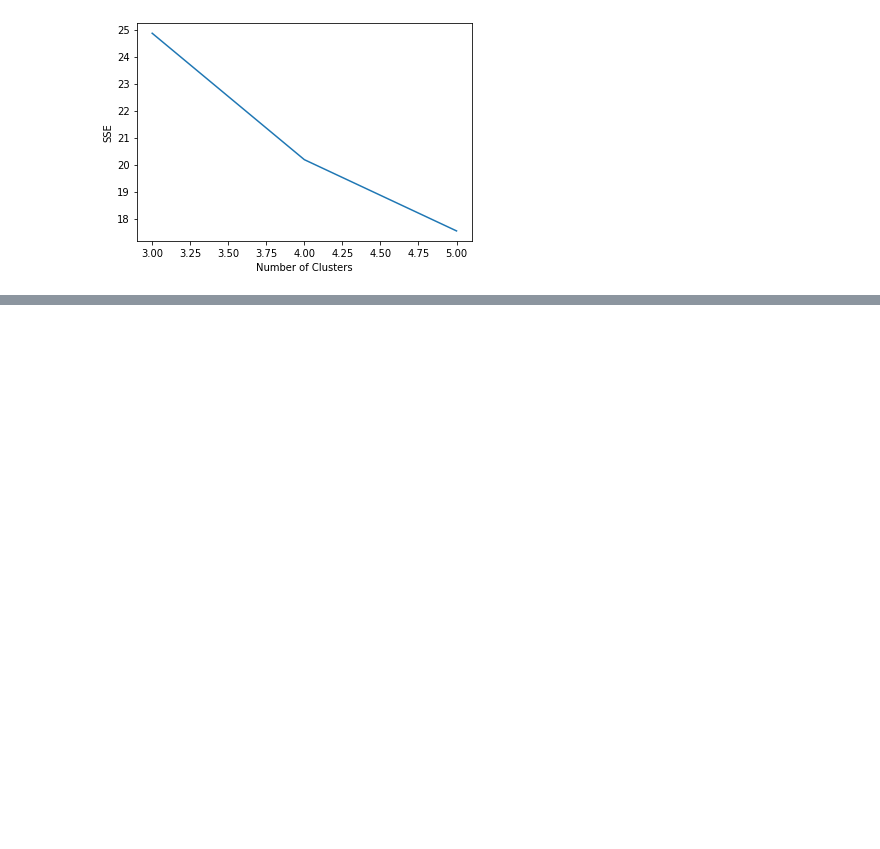
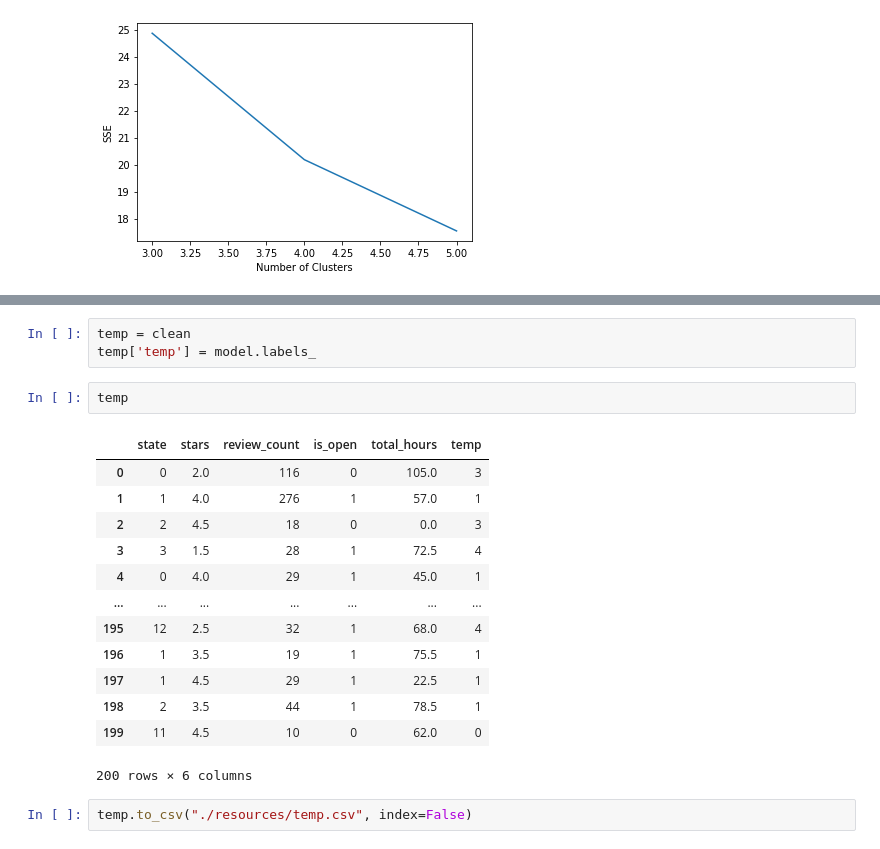
Before and after one commit to Addma/EECS4412-Project, a Jupyter notebook: task2.ipynb, the cells around one changed output, grey strips where cells are left out. Drawn from its saved outputs; the diff is of its cells as text; blank space fills up the shorter version.

```diff
--- a/task2.ipynb
+++ b/task2.ipynb
@@ -105,0 +117,21 @@ plt.show()
+# %%
+temp = clean
+temp['temp'] = model.labels_
+# %%
+temp
+# %% [output]
+|  | state | stars | review_count | is_open | total_hours | temp |
+| 0 | 0 | 2.0 | 116 | 0 | 105.0 | 3 |
+| 1 | 1 | 4.0 | 276 | 1 | 57.0 | 1 |
+| 2 | 2 | 4.5 | 18 | 0 | 0.0 | 3 |
+| 3 | 3 | 1.5 | 28 | 1 | 72.5 | 4 |
+| 4 | 0 | 4.0 | 29 | 1 | 45.0 | 1 |
+| ... | ... | ... | ... | ... | ... | ... |
+| 195 | 12 | 2.5 | 32 | 1 | 68.0 | 4 |
+| 196 | 1 | 3.5 | 19 | 1 | 75.5 | 1 |
+| 197 | 1 | 4.5 | 29 | 1 | 22.5 | 1 |
+| 198 | 2 | 3.5 | 44 | 1 | 78.5 | 1 |
+| 199 | 11 | 4.5 | 10 | 0 | 62.0 | 0 |
+200 rows × 6 columns
+# %%
+temp.to_csv("./resources/temp.csv", index=False)
```
Also changed, not shown: parts of 2 cells of this notebook, 2 other files.
